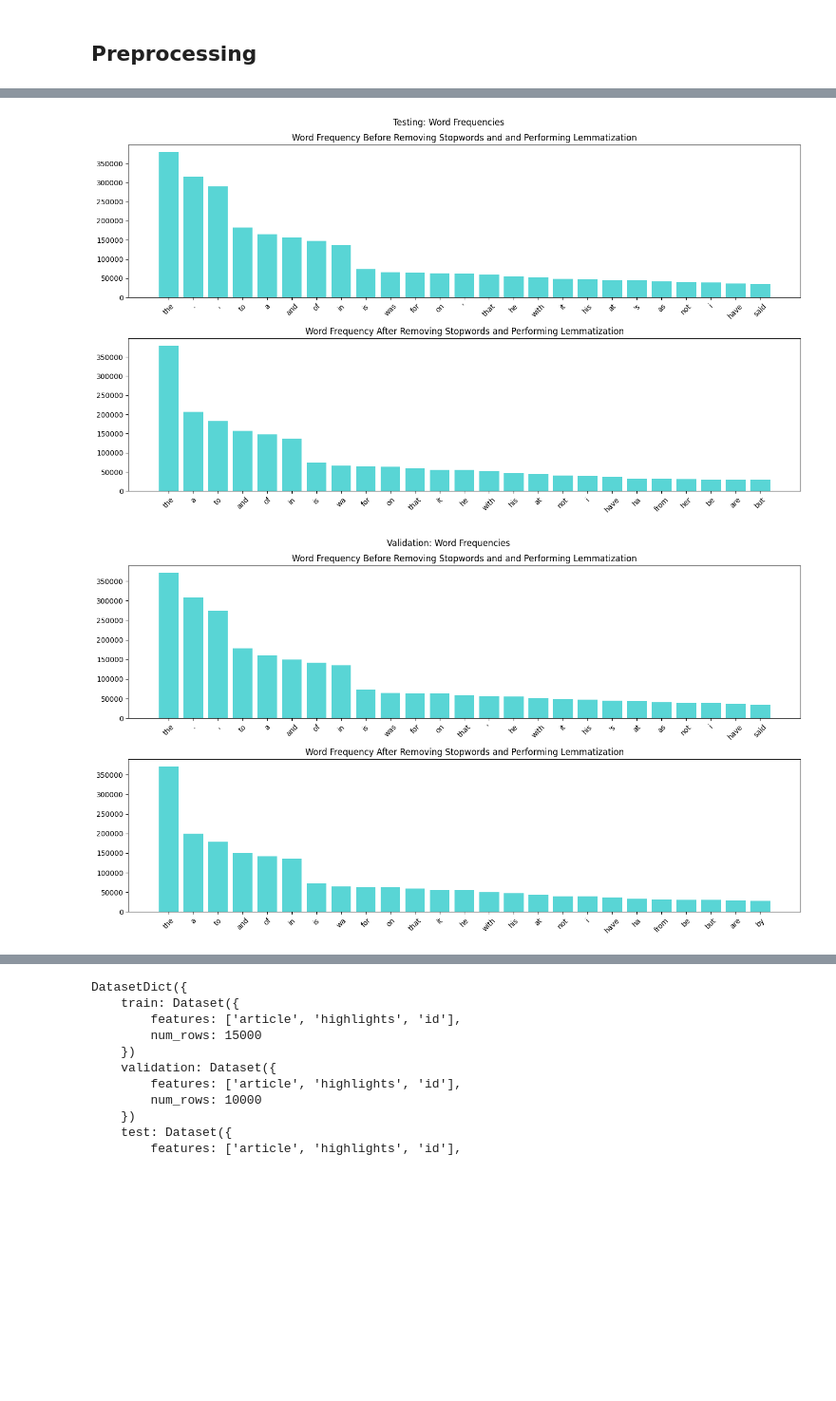
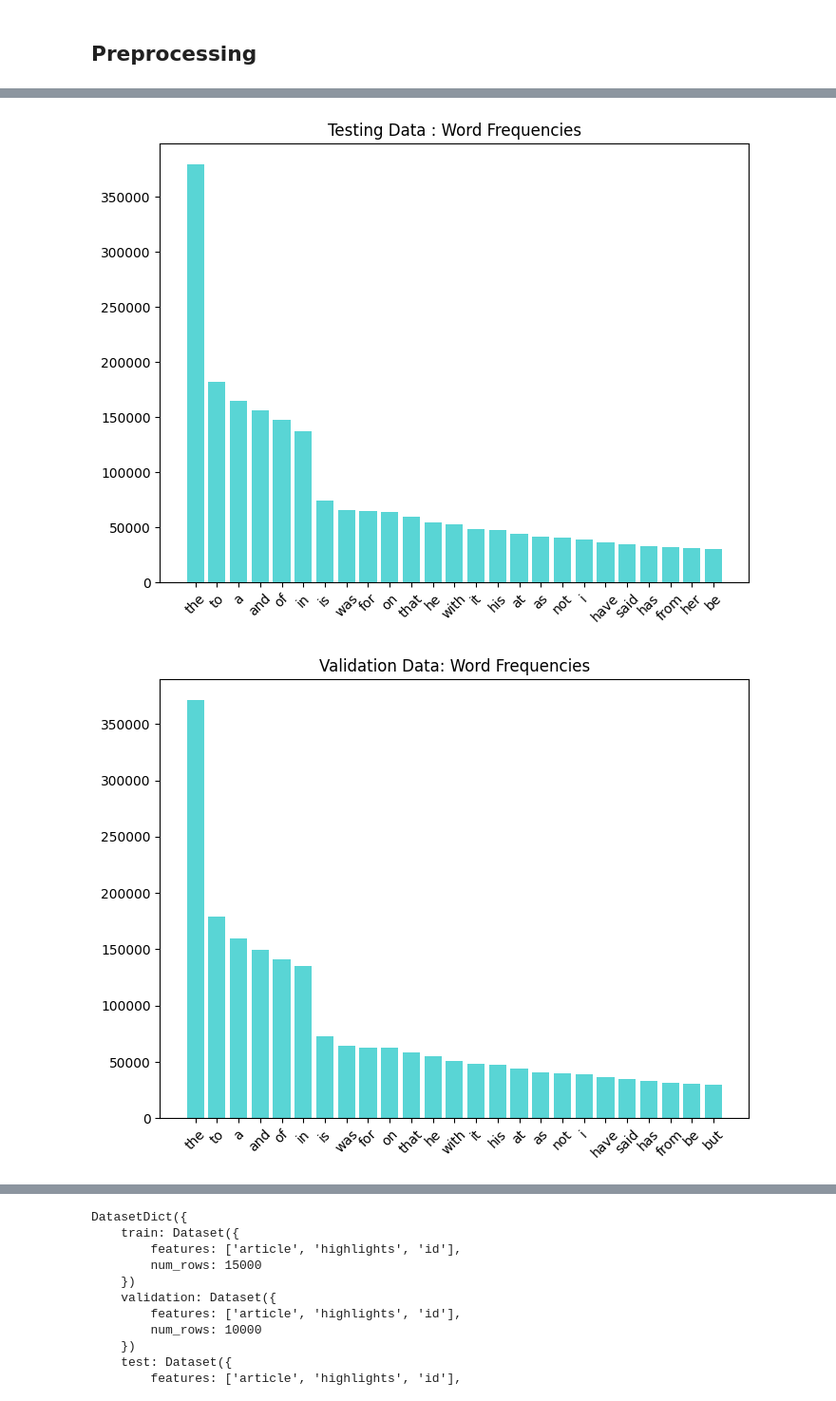
Before and after one commit to jma375/NLP-Text-Summarization, a Jupyter notebook: NLP-Text-Summarization.ipynb, the cells around one changed output, grey strips where cells are left out. Shown at 95% size. Saved outputs shown, nothing was run; the diff lists cells and outputs as text; code cells hidden in the pictures; blank space fills up the shorter version.

```diff
--- a/NLP-Text-Summarization.ipynb
+++ b/NLP-Text-Summarization.ipynb
@@ -118,11 +118,11 @@ preprocess(subset_train,"Training",1)
 # %%
-preprocess(subset_test,"Testing",1)
+preprocess(subset_test,"Testing Data ")
 # %% [output]
-[figure, old version]
+[figure, new version]
 # %%
-preprocess(subset_valid,"Validation",1)
+preprocess(subset_valid,"Validation Data")
 # %% [output]
-[figure, old version]
+[figure, new version]
 # %%
 #Run Function to get the average word count and list of counts for all articles and summaries
 avg_y, lenghts_y = avg_num_words(subset_train["y"])
```
Also changed, not shown: parts of 14 cells of this notebook.
